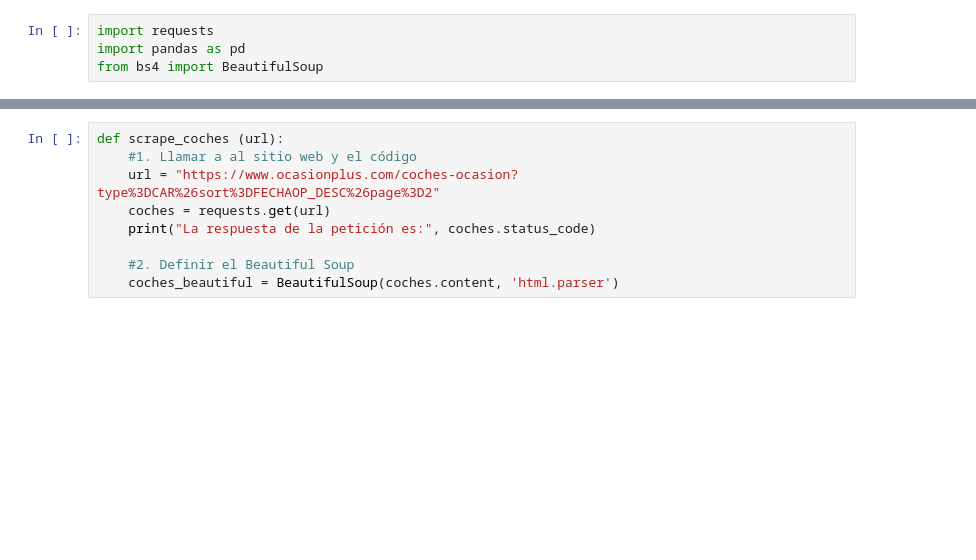
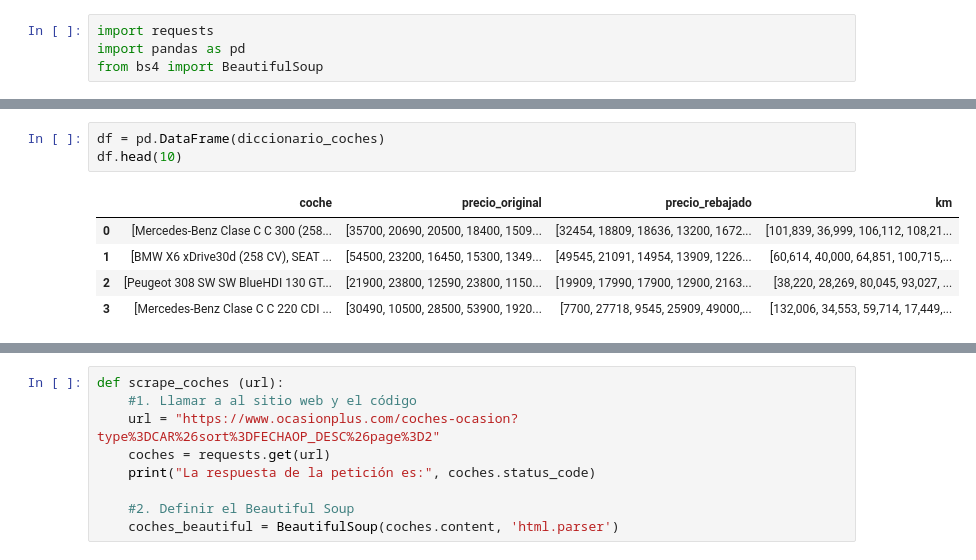
Before and after one commit to Adalab/da-modulo2-sprint1-pairprogramming_Rocio_ElenaG, a Jupyter notebook: beautiful_soup.ipynb, the cells around one changed output, grey strips where cells are left out. Saved outputs shown, nothing was run; the diff lists cells and outputs as text; blank space fills up the shorter version.

```diff
--- a/beautiful_soup.ipynb
+++ b/beautiful_soup.ipynb
@@ -235,0 +180,9 @@ kms [0:20]
+# %%
+df = pd.DataFrame(diccionario_coches)
+df.head(10)
+# %% [output]
+|  | coche | precio_original | precio_rebajado | km |
+| 0 | [Mercedes-Benz Clase C C 300 (258... | [35700, 20690, 20500, 18400, 1509... | [32454, 18809, 18636, 13200, 1672... | [101,839, 36,999, 106,112, 108,21... |
+| 1 | [BMW X6 xDrive30d (258 CV), SEAT ... | [54500, 23200, 16450, 15300, 1349... | [49545, 21091, 14954, 13909, 1226... | [60,614, 40,000, 64,851, 100,715,... |
+| 2 | [Peugeot 308 SW SW BlueHDI 130 GT... | [21900, 23800, 12590, 23800, 1150... | [19909, 17990, 17900, 12900, 2163... | [38,220, 28,269, 80,045, 93,027, ... |
+| 3 | [Mercedes-Benz Clase C C 220 CDI ... | [30490, 10500, 28500, 53900, 1920... | [7700, 27718, 9545, 25909, 49000,... | [132,006, 34,553, 59,714, 17,449,... |
```
Also changed, not shown: parts of 40 cells of this notebook.
